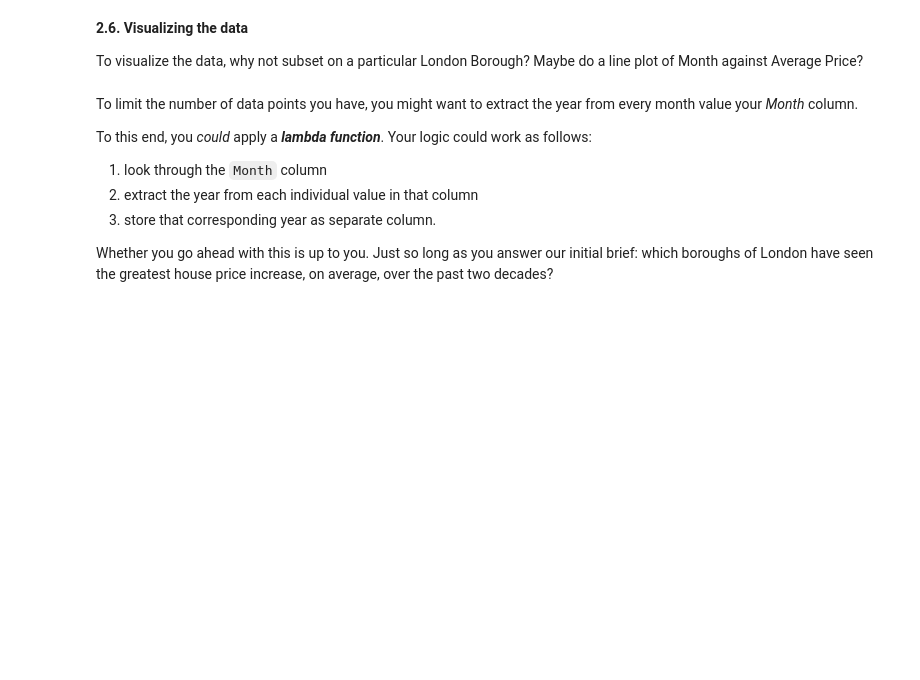
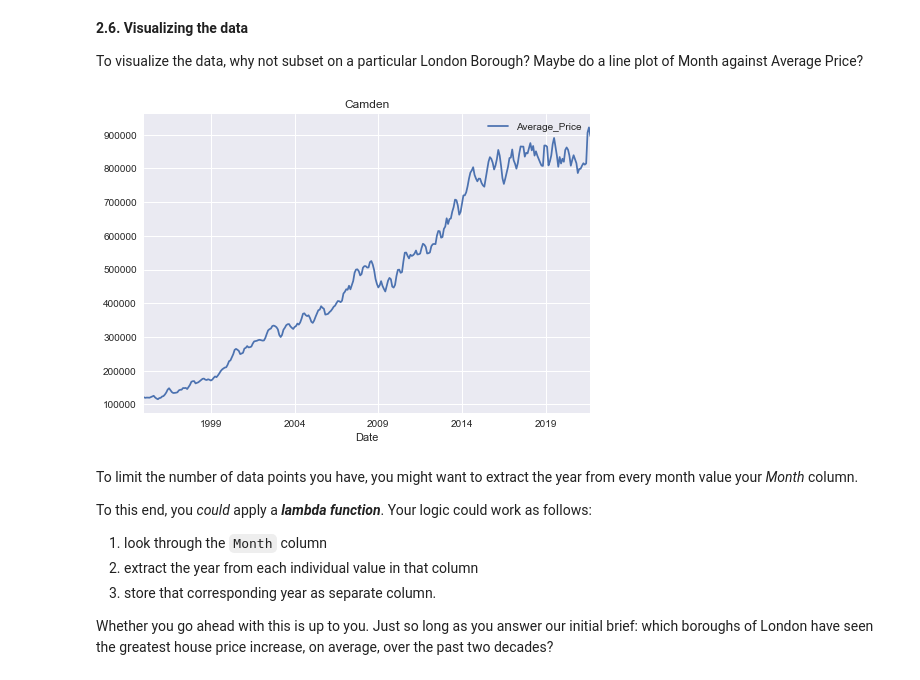
Before and after one commit to rcepedaraza/case-study---london-housing, a Jupyter notebook: london_housing.ipynb, the cells around one changed output. Drawn from its saved outputs; the diff is of its cells as text; code cells hidden in the pictures; blank space fills up the shorter version.

Commit message:
Visualize the data

```diff
--- a/london_housing.ipynb
+++ b/london_housing.ipynb
@@ -66,6 +66,7 @@ import numpy as np
 
 # Load the pyplot collection of functions from matplotlib, as plt
 import matplotlib.pyplot as plt
+plt.style.use("seaborn")
 # %% [markdown]
 #### 1.2.  Loading the data
 Your data comes from the [London Datastore](https://data.london.gov.uk/): a free, open-source data-sharing portal for London-oriented datasets.
@@ -237,6 +257,13 @@ len(properties_london["London_Borough"].unique())
 **2.6. Visualizing the data**
 
 To visualize the data, why not subset on a particular London Borough? Maybe do a line plot of Month against Average Price?
+# %%
+camden_df = properties_london[properties_london["London_Borough"] == "Camden"]
+camden_df.plot(x="Date", y="Average_Price", kind="line")
+plt.title("Camden")
+plt.show()
+# %% [output]
+[figure, added]
 # %% [markdown]
 To limit the number of data points you have, you might want to extract the year from every month value your *Month* column.
 
```
Also changed, not shown: parts of 10 cells of this notebook.
